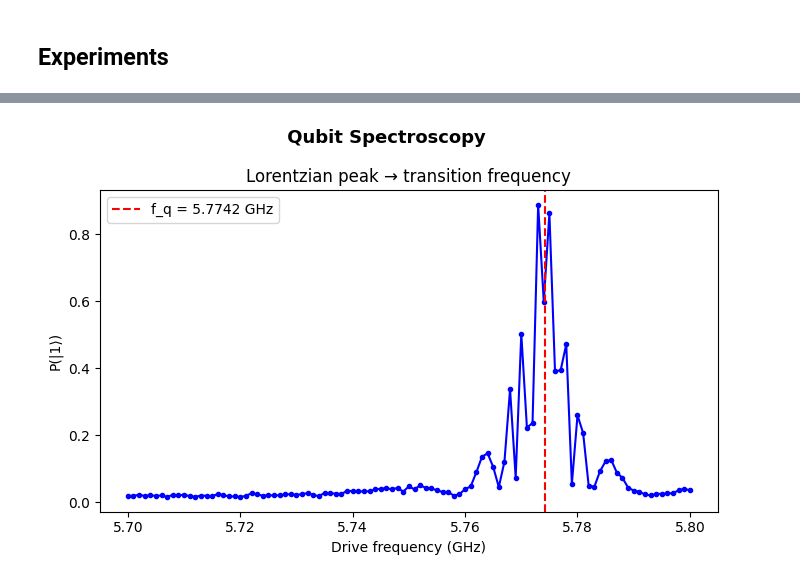
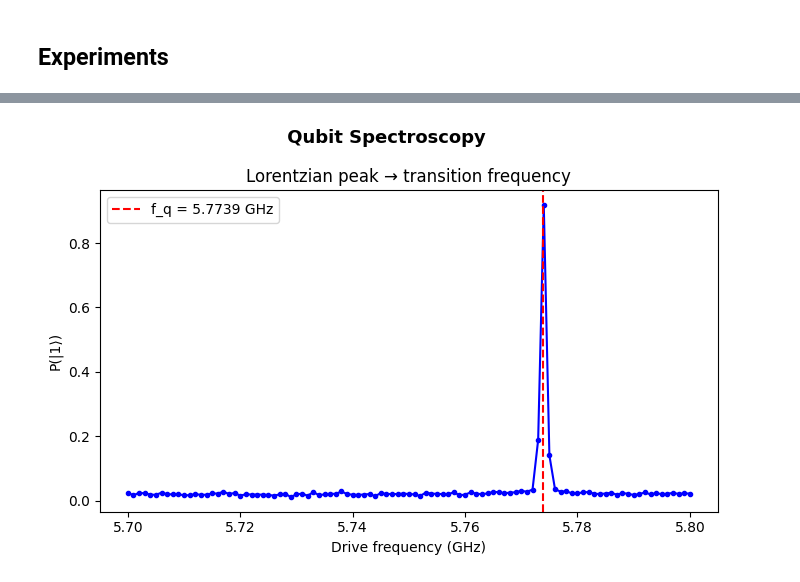
Before and after one commit to bhumikatanikonda/ZturingMachine, a Jupyter notebook: preparatory tasks.ipynb, the cells around one changed output, grey strips where cells are left out. Cells and saved outputs as stored; diff of their text form; code cells hidden in the pictures.

Commit message:
added voigt fit

```diff
--- a/preparatory tasks.ipynb
+++ b/preparatory tasks.ipynb
@@ -241,6 +271,7 @@ def qubit_spectroscopy(
     n_points: int = 101,
     shots: int = 2000,
     pulse_length: float = 2e-6,
+    fit_type: str = "voigt"
 ):
     """Sweep drive frequency and measure excited-state population.
 
@@ -264,7 +295,11 @@ def qubit_spectroscopy(
     print(f"  Spectroscopy: sweeping {n_points} frequencies from {freq_start/1e9:.2f} to {freq_stop/1e9:.2f} GHz")
 
     for f in freqs:
-        exp = make_spec_experiment(q0_loneq, drive_freq=f, pulse_length=pulse_length)
+        if fit_type == "voigt":
+            exp = make_rabi_experiment(q0_loneq, drive_freq=f, pulse_length=pulse_length)
+        elif fit_type == "lorentzian":
+            exp = make_spec_experiment(q0_loneq, drive_freq=f, pulse_length=pulse_length)
+        exp = make_rabi_experiment(q0_loneq, drive_freq=f, pulse_length=pulse_length)
         t, wave = get_drive_waveform(session, device_setup, q0_loneq, exp, pulse_length)
 
         virtual_qubit.reset()
@@ -272,10 +307,14 @@ def qubit_spectroscopy(
         bits = virtual_qubit.measure(shots=shots)
         P1.append(bits.mean())
 
-    f_q = fit_lorentzian(freqs, P1)
+    if fit_type == "voigt":
+        f_q, f_err = fit_voigt(freqs, P1)
+    elif fit_type == "lorentzian":
+        f_q, f_err = fit_lorentzian(freqs, P1)
+
     print(f"  → f_q (spectroscopy) = {f_q / 1e9:.5f} GHz")
 
-    return freqs, np.array(P1), f_q
+    return freqs, np.array(P1), f_q, f_err
 # %%
 def amplitude_rabi_ramsey(
     virtual_qubit: VirtualQubit,
@@ -452,14 +493,13 @@ session, device_setup, q0_loneq = make_session()
 # STEP 1: Qubit Spectroscopy
 # --------------------------------------------------------
 print("\n[STEP 1] Qubit Spectroscopy")
-freqs, P1_spec, _ = qubit_spectroscopy(
+freqs, P1_spec, f_q, f_err= qubit_spectroscopy(
     virtual_qubit, session, device_setup, q0_loneq,
     freq_start=5.7e9, freq_stop=5.8e9, n_points=101,
-    shots=2000, pulse_length=2e-6,
+    shots=2000, pulse_length=2e-6, fit_type= "lorentzian"
 )
-f_q = fit_lorentzian(freqs, P1_spec)
-print(f"  → Transition frequency: f_q = {f_q/1e9:.4f} GHz")
-
+print(f"  → Transition frequency: f_q = {f_q/1e9:.7f} GHz")
+print(f"  → error in Transition frequency: f_err = {f_err/1e9:.7f} GHz")
 # plot
 fig, ax = plt.subplots(figsize=(7, 4.5))
 fig.suptitle(" Qubit Spectroscopy", fontsize=13, fontweight="bold")
@@ -493,4 +533,4 @@ plt.show()
-[figure, old version]
+[figure, new version]
 # %%
 # --------------------------------------------------------
 # STEP 2: Amplitude Rabi
```
Also changed, not shown: parts of 7 cells of this notebook.
